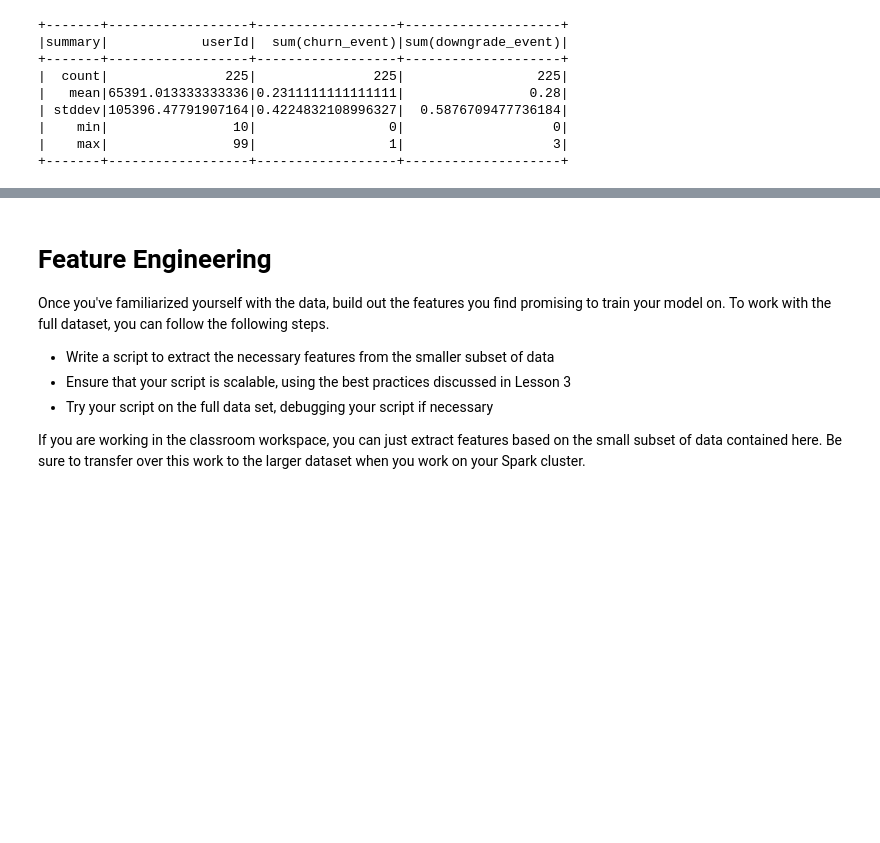
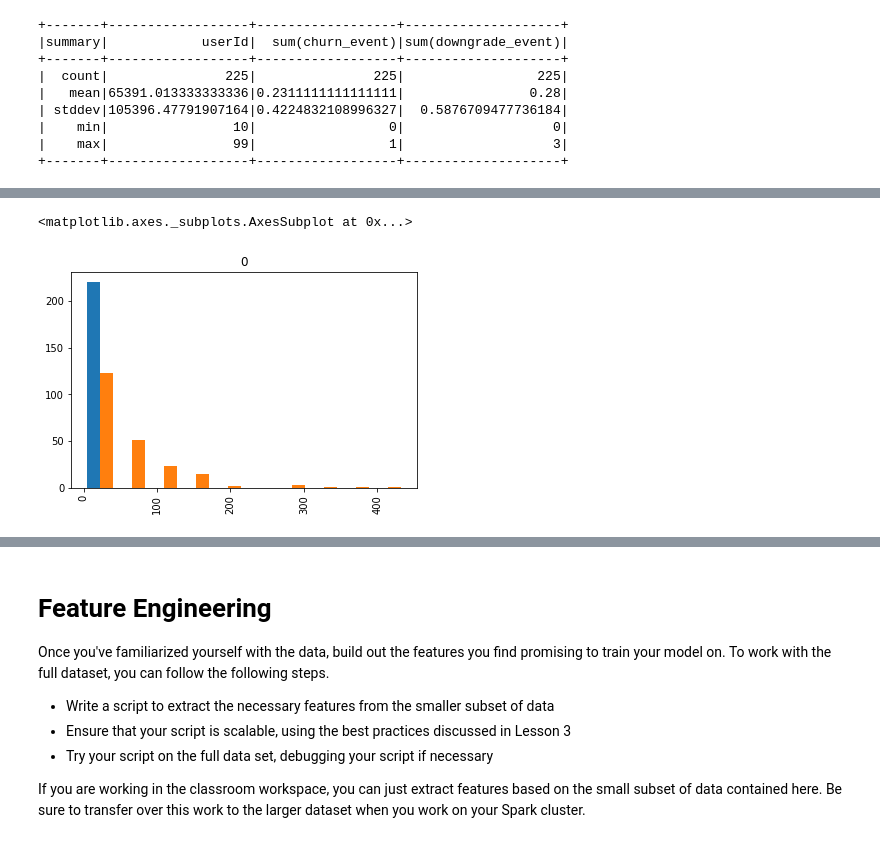
Before and after one commit to Krout1/Sparkify, a Jupyter notebook: Sparkify.ipynb, the cells around one changed output, grey strips where cells are left out. Cells and saved outputs as stored; diff of their text form; code cells hidden in the pictures; blank space fills up the shorter version.

```diff
--- a/Sparkify.ipynb
+++ b/Sparkify.ipynb
@@ -176,0 +190,4 @@ spark_data.select(['userId', 'churn_event', 'downgrade_event'])\
+# %%
+
+df_spark = spark_data.where(spark_data.page=='Thumbs Up') \
+    .groupby(['churn_event','userId']).agg(count(col('page')).alias('ThumbsUp')).orderBy('churn_event').toPandas()
@@ -176,0 +203,5 @@ spark_data.select(['userId', 'churn_event', 'downgrade_event'])\
+# %%
+df_spark.hist(['ThumbsUp'],by='churn_event')
+# %% [output]
+<matplotlib.axes._subplots.AxesSubplot at 0x...>
+[figure, added]
```
Also changed, not shown: parts of 6 cells of this notebook.
